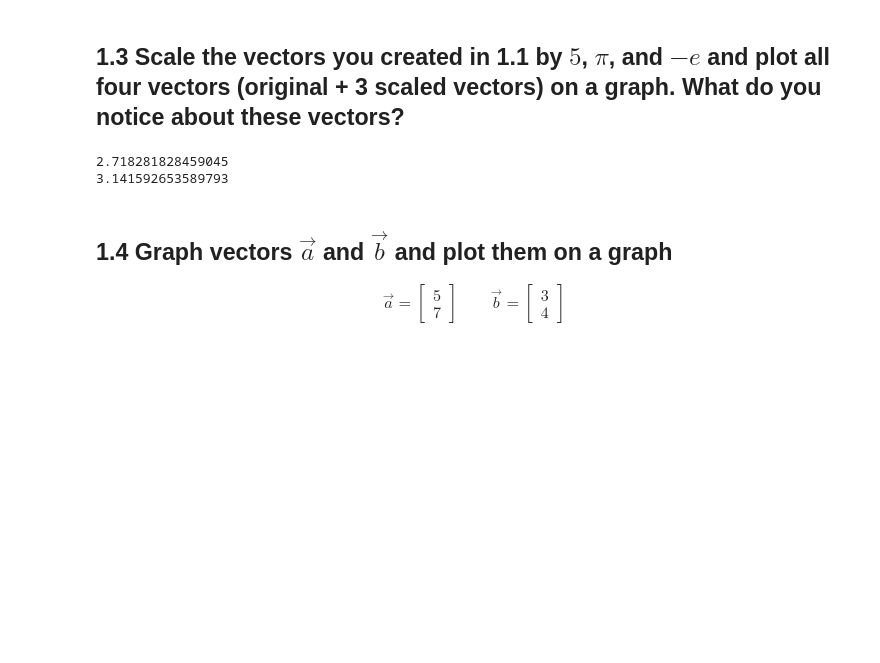
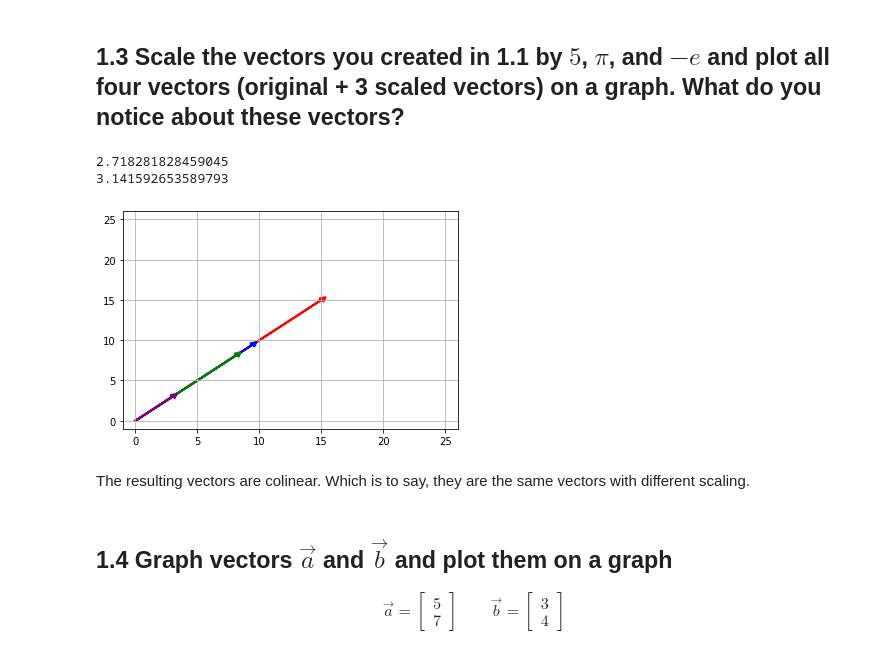
Before and after one commit to bloominstituteoftechnology/DS-Unit-1-Sprint-3-Linear-Algebra, a Jupyter notebook: module1-vectors-and-matrices/LS_DS_131_Vectors_and_Matrices_Assignment.ipynb, the cells around one changed output. Saved outputs shown, nothing was run; the diff lists cells and outputs as text; code cells hidden in the pictures; blank space fills up the shorter version.

```diff
--- a/module1-vectors-and-matrices/LS_DS_131_Vectors_and_Matrices_Assignment.ipynb
+++ b/module1-vectors-and-matrices/LS_DS_131_Vectors_and_Matrices_Assignment.ipynb
@@ -15,6 +60,38 @@ print(pi)
 # %% [output]
 2.718281828459045
 3.141592653589793
+# %%
+# Scalars (sorted descending), colors, vectors (as list of lists)
+scalars = [5, pi, e]
+colors = ['red', 'blue', 'green']
+vectors = []
+
+# make the new vectors, longest to shortest
+for i in range(len(colors)):
+  vectors.append([colors[i], scalars[i] * a_vector])
+vectors.append(['purple', a_vector])
+
+# set up graph
+plt.xlim(-1, 26)
+plt.ylim(-1, 26)
+plt.grid()
+
+# plot each vector
+for vector in vectors:
+  v = vector[1]
+  plt.arrow(0,0,
+            v[0],
+            v[1],
+            head_width=.5,
+            head_length=.5,
+            linewidth=2,
+            color=vector[0])
+
+plt.show()
+# %% [output]
+[figure, added]
+# %% [markdown]
+The resulting vectors are colinear. Which is to say, they are the same vectors with different scaling.
 # %% [markdown]
 ## 1.4 Graph vectors $\vec{a}$ and $\vec{b}$ and plot them on a graph
 
```
Also changed, not shown: parts of 87 cells of this notebook.
